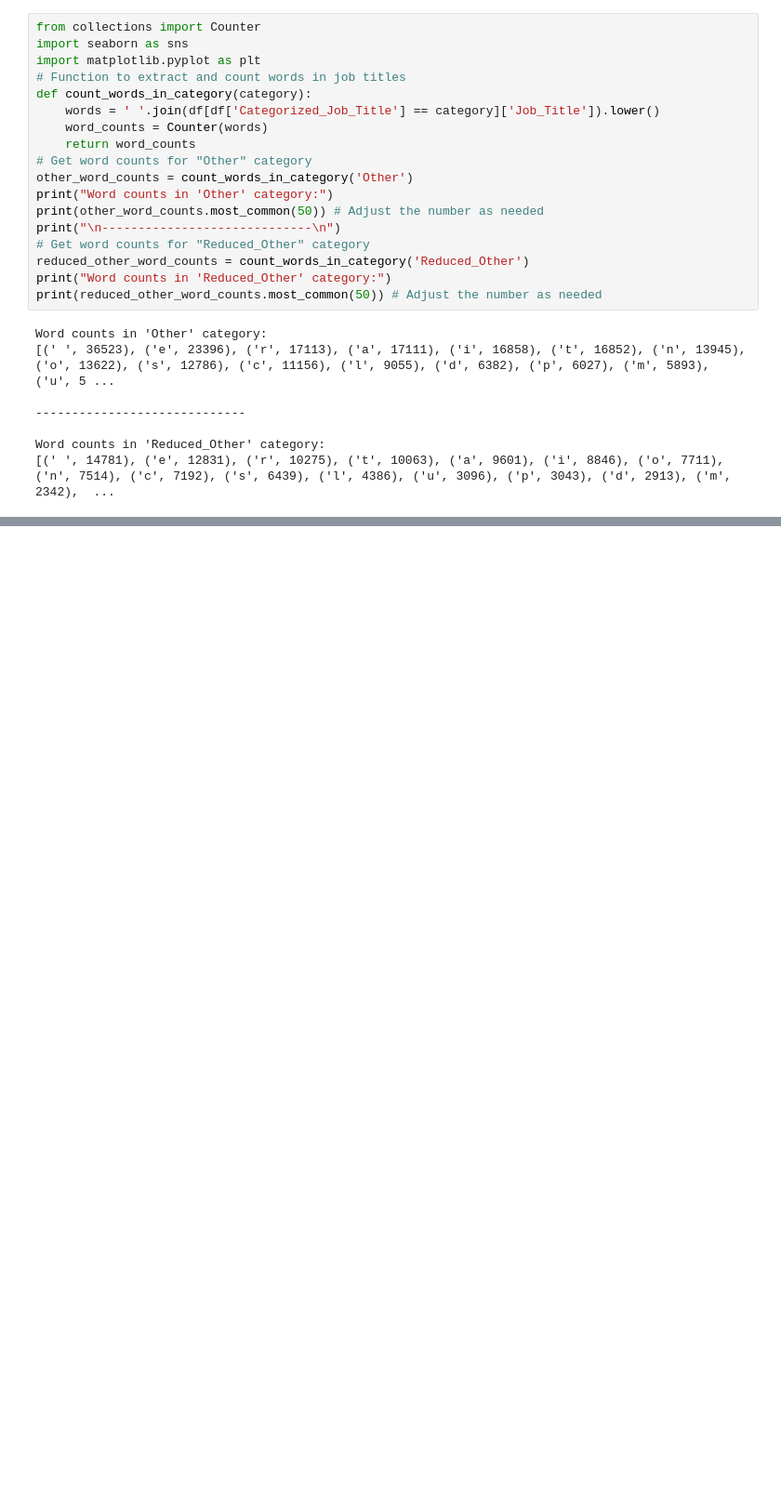
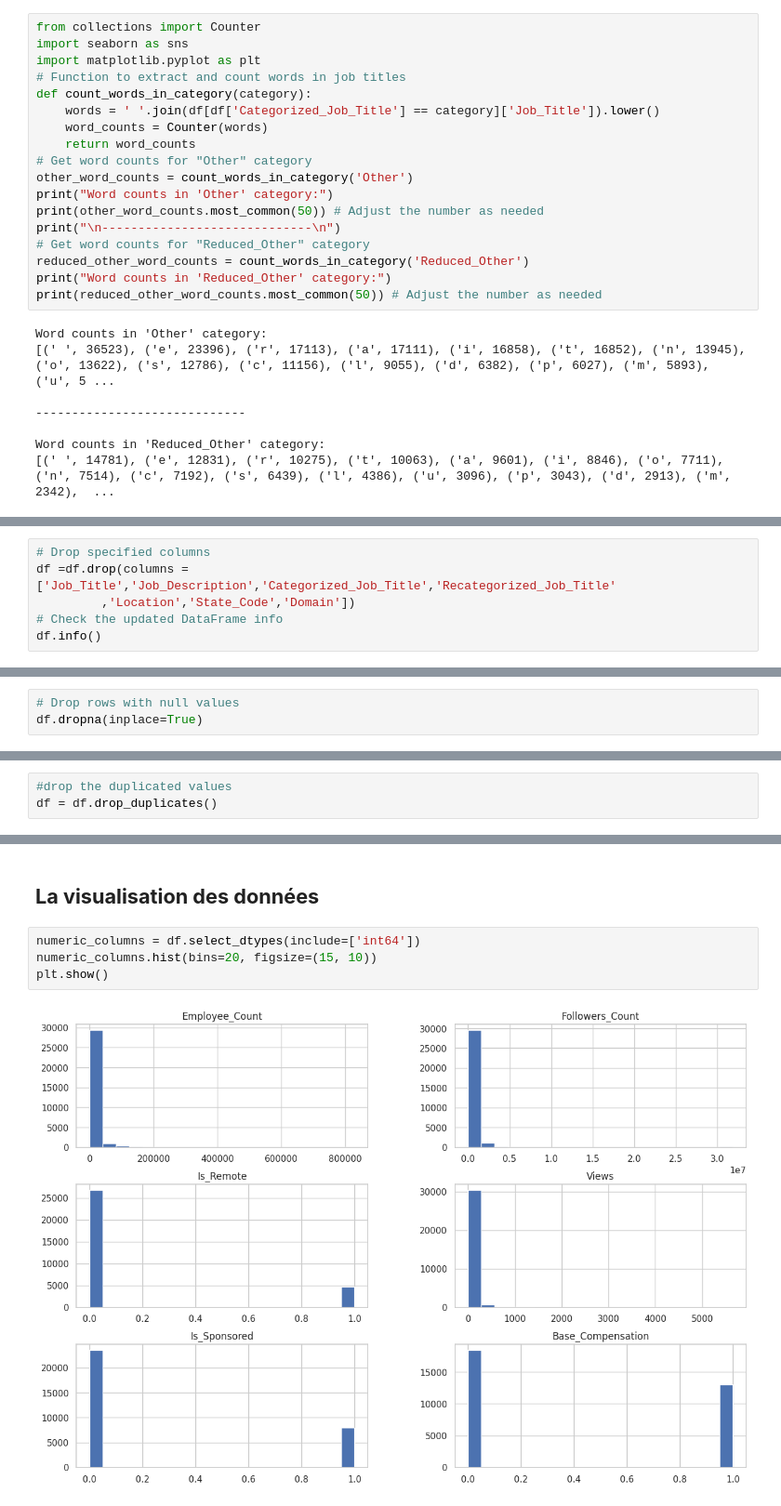
Before and after one commit to othniel77/datascience, a Jupyter notebook: Salaire_et_Emploi_sur_linkedin.ipynb, the cells around one changed output, grey strips where cells are left out. Shown at 93% size. Cells and saved outputs as stored; diff of their text form; blank space fills up the shorter version.

```diff
--- a/Salaire_et_Emploi_sur_linkedin.ipynb
+++ b/Salaire_et_Emploi_sur_linkedin.ipynb
@@ -458,0 +836,6 @@ Word counts in 'Reduced_Other' category:
+# %%
+# Drop specified columns
+df =df.drop(columns =['Job_Title','Job_Description','Categorized_Job_Title','Recategorized_Job_Title'
+         ,'Location','State_Code','Domain'])
+# Check the updated DataFrame info
+df.info()
@@ -458,0 +891,3 @@ Word counts in 'Reduced_Other' category:
+# %%
+# Drop rows with null values
+df.dropna(inplace=True)
@@ -458,0 +899,3 @@ Word counts in 'Reduced_Other' category:
+# %%
+#drop the duplicated values
+df = df.drop_duplicates()
@@ -458,0 +913,8 @@ Word counts in 'Reduced_Other' category:
+# %% [markdown]
+## **La visualisation des données**
+# %%
+numeric_columns = df.select_dtypes(include=['int64'])
+numeric_columns.hist(bins=20, figsize=(15, 10))
+plt.show()
+# %% [output]
+[figure, added]
```
Also changed, not shown: parts of 72 cells of this notebook.
